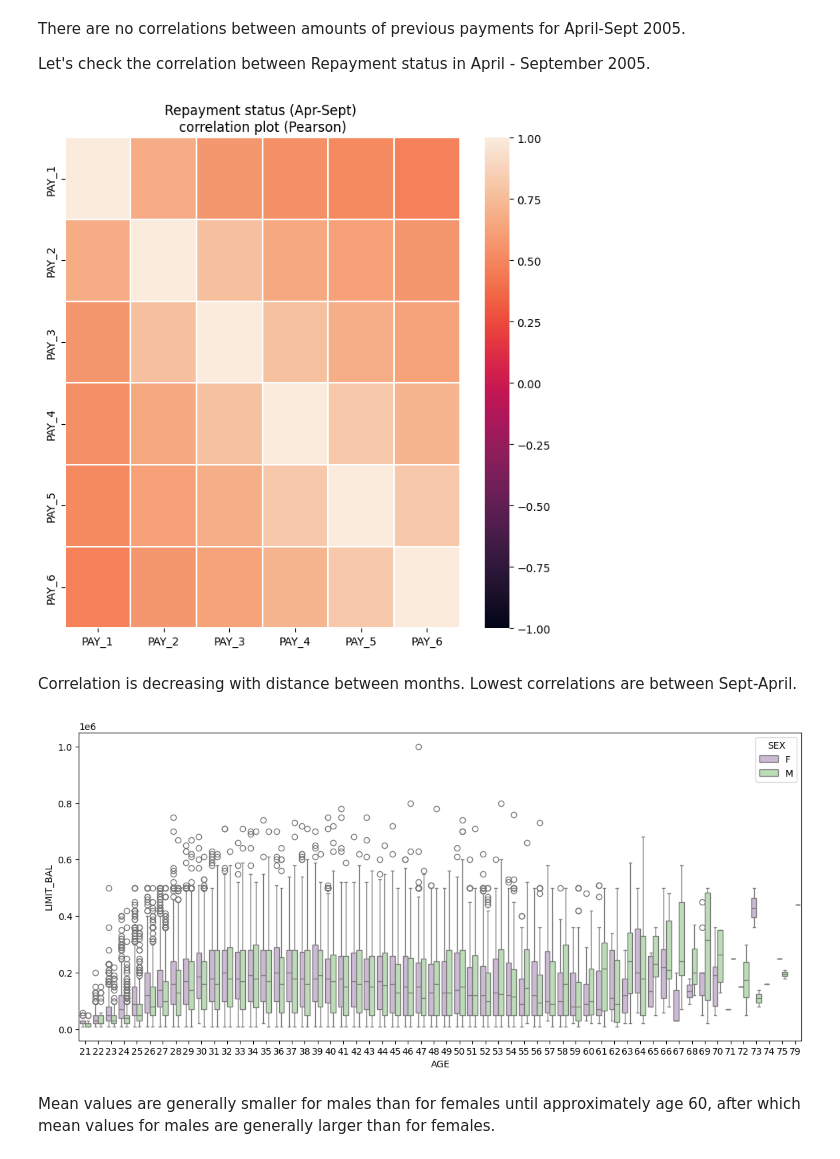
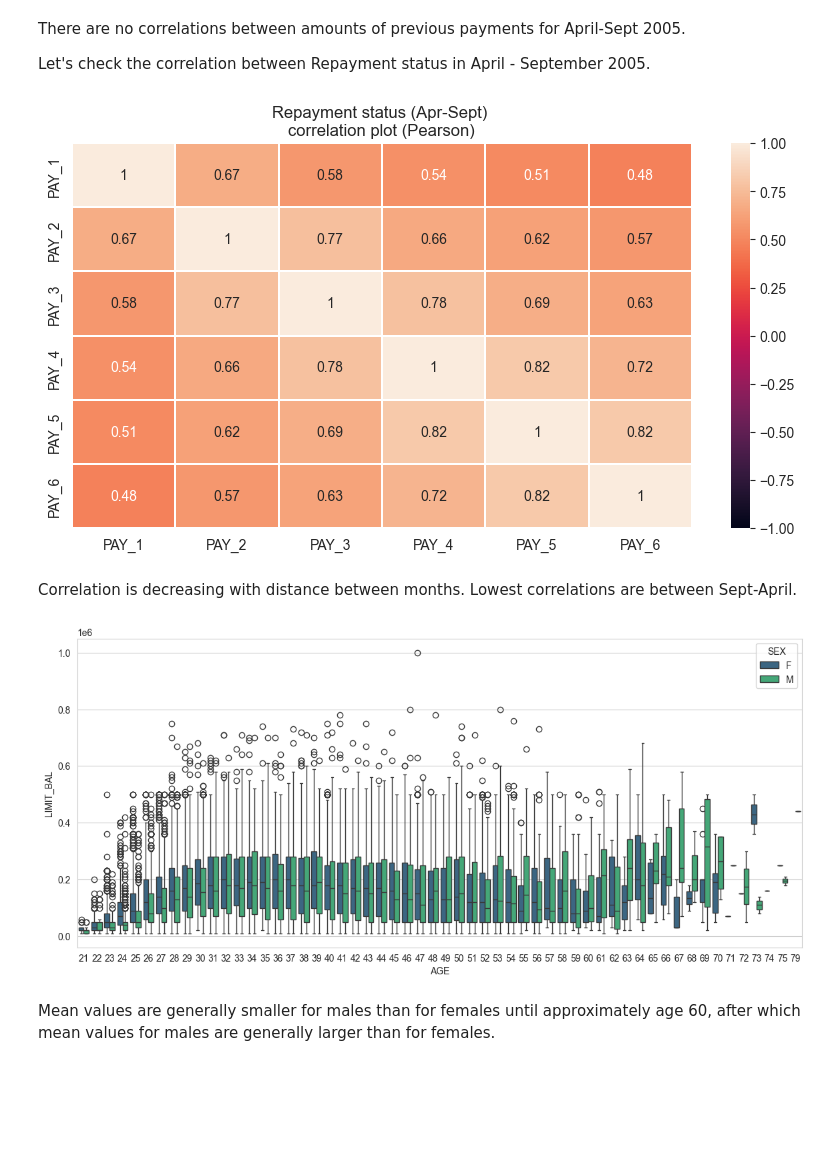
Before and after one commit to MeghanaGangarapu/CreditRiskAnalysis, a Jupyter notebook: EDA/CreditRisk_Analysis_EDA.ipynb, the cells around one changed output. Saved outputs shown, nothing was run; the diff lists cells and outputs as text; code cells hidden in the pictures; blank space fills up the shorter version.

```diff
--- a/EDA/CreditRisk_Analysis_EDA.ipynb
+++ b/EDA/CreditRisk_Analysis_EDA.ipynb
@@ -154,13 +200,10 @@ df.replace({'MARRIAGE':{0:3}},inplace=True)
 # %%
-df.replace({'MARRIAGE': {1:'married',2:'single',3:'others'}}, inplace=True)
+df.replace({'MARRIAGE': {1:'married',2:'single',3:'divorce', 0:'others'}}, inplace=True)
 df.replace({'EDUCATION': {1:'graduate school',2:'university',3:'high school',4:'others'}}, inplace=True)
 df.replace({'SEX': {1: 'M',2:'F'}}, inplace=True)
-# %%
-df.replace({'SEX': {'male': 'M','female':'F'}}, inplace=True)
 # %%
 plt.figure(figsize=(5,5))
-sns.set_palette(palette=['#77DD76','#FF6962'])
-fig, (ax1,ax2) = plt.subplots(ncols=2,figsize=(13,5))
+fig, (ax1,ax2) = plt.subplots(1,2,figsize=(13,5))
 df['MARRIAGE'].value_counts().plot(kind="pie",ax = ax1)
 df.groupby('MARRIAGE')['DEFAULT'].agg('mean').plot(kind='barh', ax = ax2 , subplots =  True)
 plt.show()
@@ -170,6 +216,5 @@ plt.show()
 # %%
 # Kernel density distribution
-sns.set_palette(palette=['#77DD76','#FF6962'])
 fig, axs = plt.subplots(1, 2, figsize=(15,4))
 
 class_0 = df.loc[df['DEFAULT'] == 0]['LIMIT_BAL']
@@ -228,23 +277,21 @@ Let's check the correlation between Repayment status in April - September 2005.
 # %%
 var = ['PAY_1','PAY_2', 'PAY_3', 'PAY_4', 'PAY_5', 'PAY_6']
 
-plt.figure(figsize = (8,8))
+plt.figure(figsize = (10,5))
 plt.title('Repayment status (Apr-Sept) \ncorrelation plot (Pearson)')
 corr = df[var].corr()
-sns.heatmap(corr,xticklabels=corr.columns,yticklabels=corr.columns,linewidths=.1,vmin=-1, vmax=1)
+sns.heatmap(corr,xticklabels=corr.columns,yticklabels=corr.columns,linewidths=.1,vmin=-1, vmax=1, annot=True)
 plt.show()
 # %% [output]
-[figure, old version]
+[figure, new version]
 # %% [markdown]
 Correlation is decreasing with distance between months. Lowest correlations are between Sept-April.
 # %%
-
-
 plt.figure(figsize = (14,6))
-sns.boxplot( x="AGE", y="LIMIT_BAL", hue="SEX",data=df, palette="PRGn")
-plt.show();
+sns.boxplot( x="AGE", y="LIMIT_BAL", hue="SEX",data=df, palette="viridis")
+plt.show()
 # %% [output]
-[figure, old version]
+[figure, new version]
 # %% [markdown]
 Mean values are generally smaller for males than for females until approximately age 60,
 after which mean values for males are generally larger than for females.
```
Also changed, not shown: parts of 53 cells of this notebook, 1 other file.
